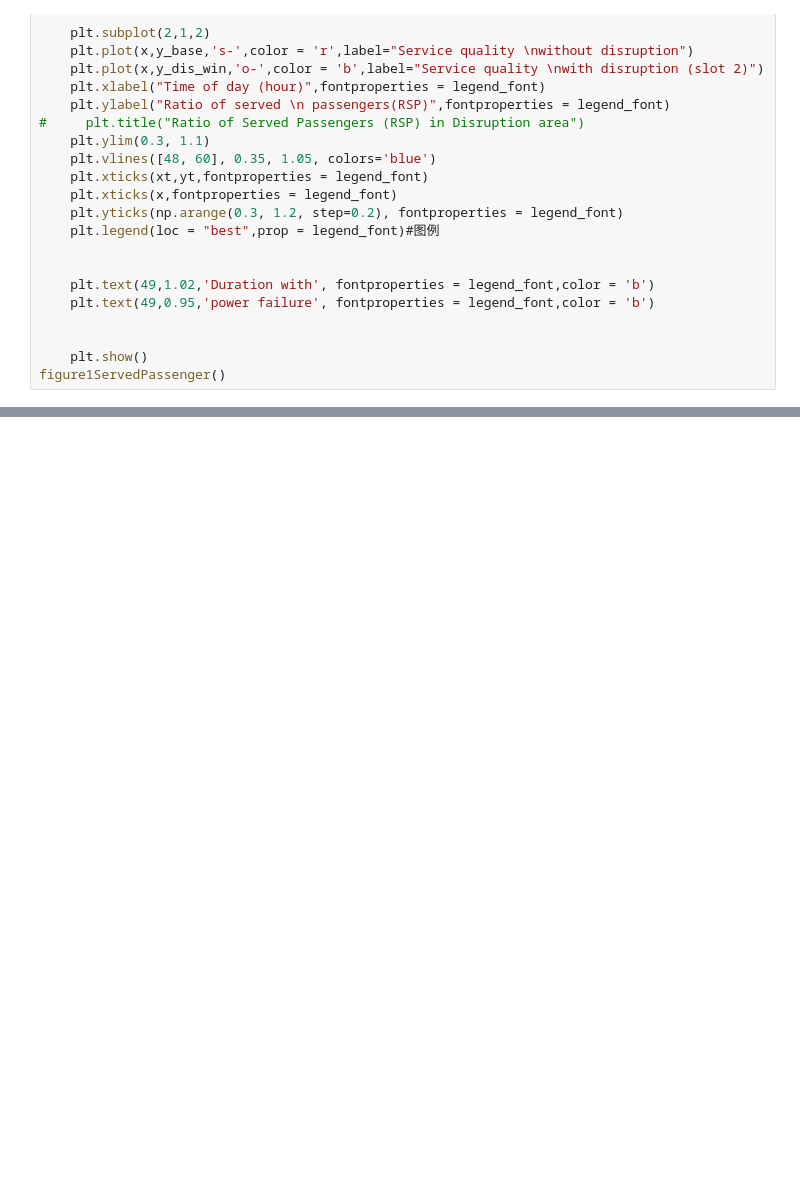
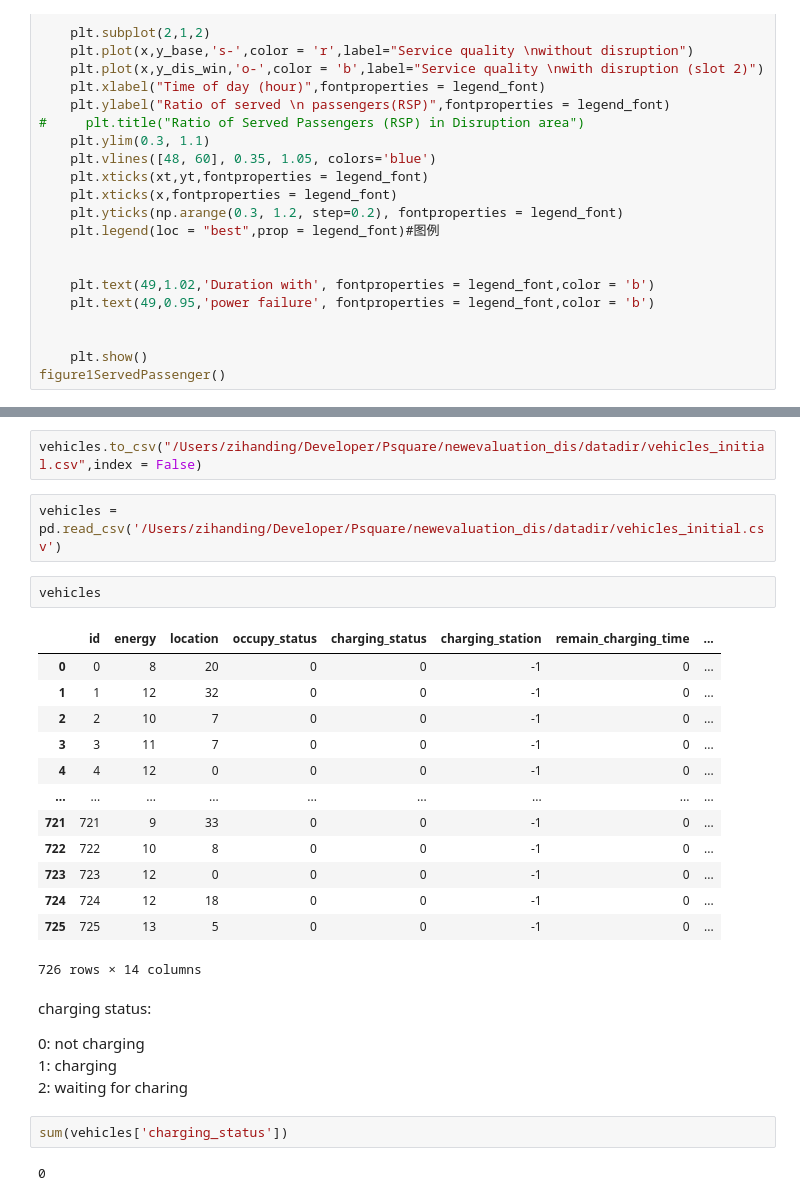
Before and after one commit to ZihanDing/psquare_disruption, a Jupyter notebook: dir/code_test.ipynb, the cells around one changed output, grey strips where cells are left out. Drawn from its saved outputs; the diff is of its cells as text; blank space fills up the shorter version.

```diff
--- a/dir/code_test.ipynb
+++ b/dir/code_test.ipynb
@@ -239,0 +444,30 @@ figure1ServedPassenger()
+# %%
+vehicles.to_csv("/Users/zihanding/Developer/Psquare/newevaluation_dis/datadir/vehicles_initial.csv",index = False)
+# %%
+vehicles = pd.read_csv('/Users/zihanding/Developer/Psquare/newevaluation_dis/datadir/vehicles_initial.csv')
+# %%
+vehicles
+# %% [output]
+|  | id | energy | location | occupy_status | charging_status | charging_station | remain_charging_time | ... |
+| 0 | 0 | 8 | 20 | 0 | 0 | -1 | 0 | ... |
+| 1 | 1 | 12 | 32 | 0 | 0 | -1 | 0 | ... |
+| 2 | 2 | 10 | 7 | 0 | 0 | -1 | 0 | ... |
+| 3 | 3 | 11 | 7 | 0 | 0 | -1 | 0 | ... |
+| 4 | 4 | 12 | 0 | 0 | 0 | -1 | 0 | ... |
+| ... | ... | ... | ... | ... | ... | ... | ... | ... |
+| 721 | 721 | 9 | 33 | 0 | 0 | -1 | 0 | ... |
+| 722 | 722 | 10 | 8 | 0 | 0 | -1 | 0 | ... |
+| 723 | 723 | 12 | 0 | 0 | 0 | -1 | 0 | ... |
+| 724 | 724 | 12 | 18 | 0 | 0 | -1 | 0 | ... |
+| 725 | 725 | 13 | 5 | 0 | 0 | -1 | 0 | ... |
+726 rows × 14 columns
+# %% [markdown]
+charging status:
+
+0: not charging
+1: charging
+2: waiting for charing
+# %%
+sum(vehicles['charging_status'])
+# %% [output]
+0
```
Also changed, not shown: parts of 10 cells of this notebook, 21 other files.
